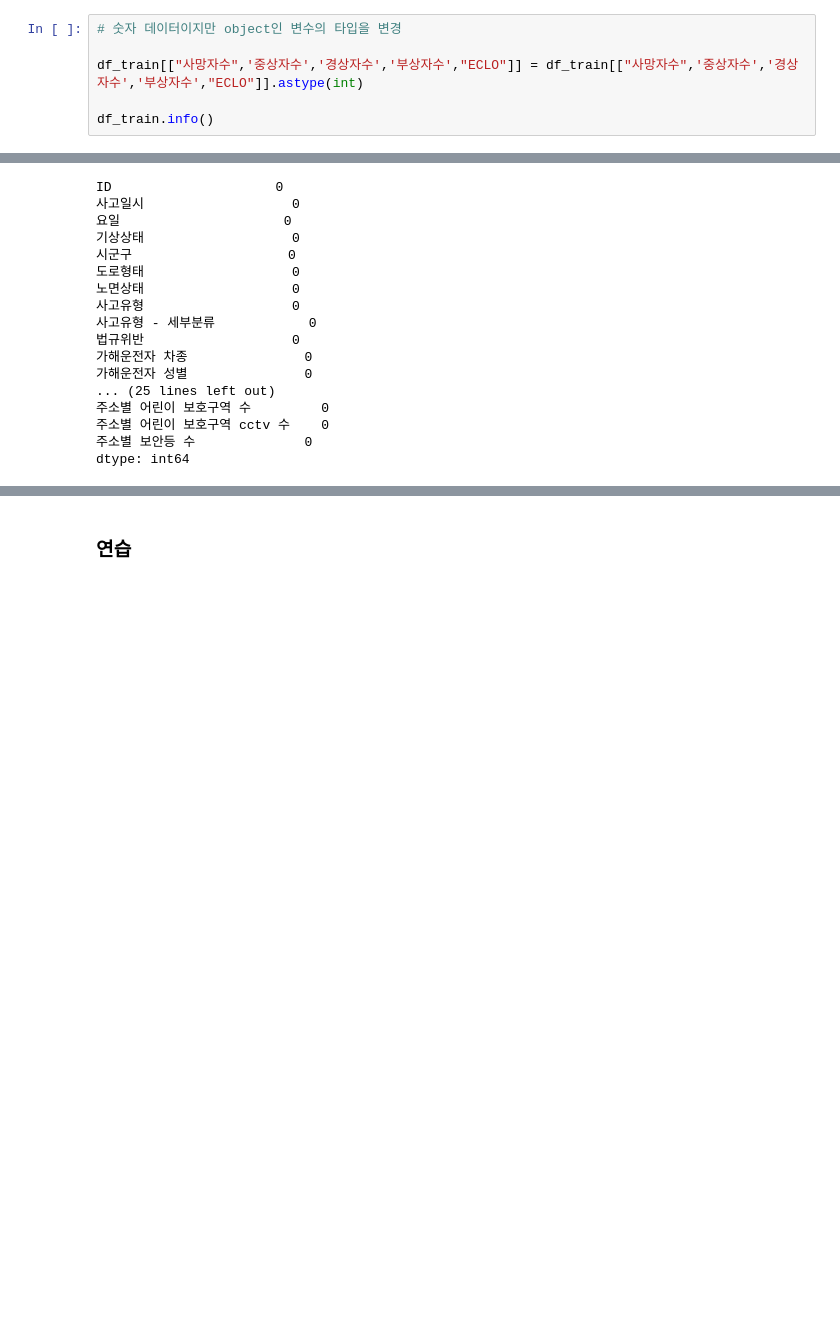
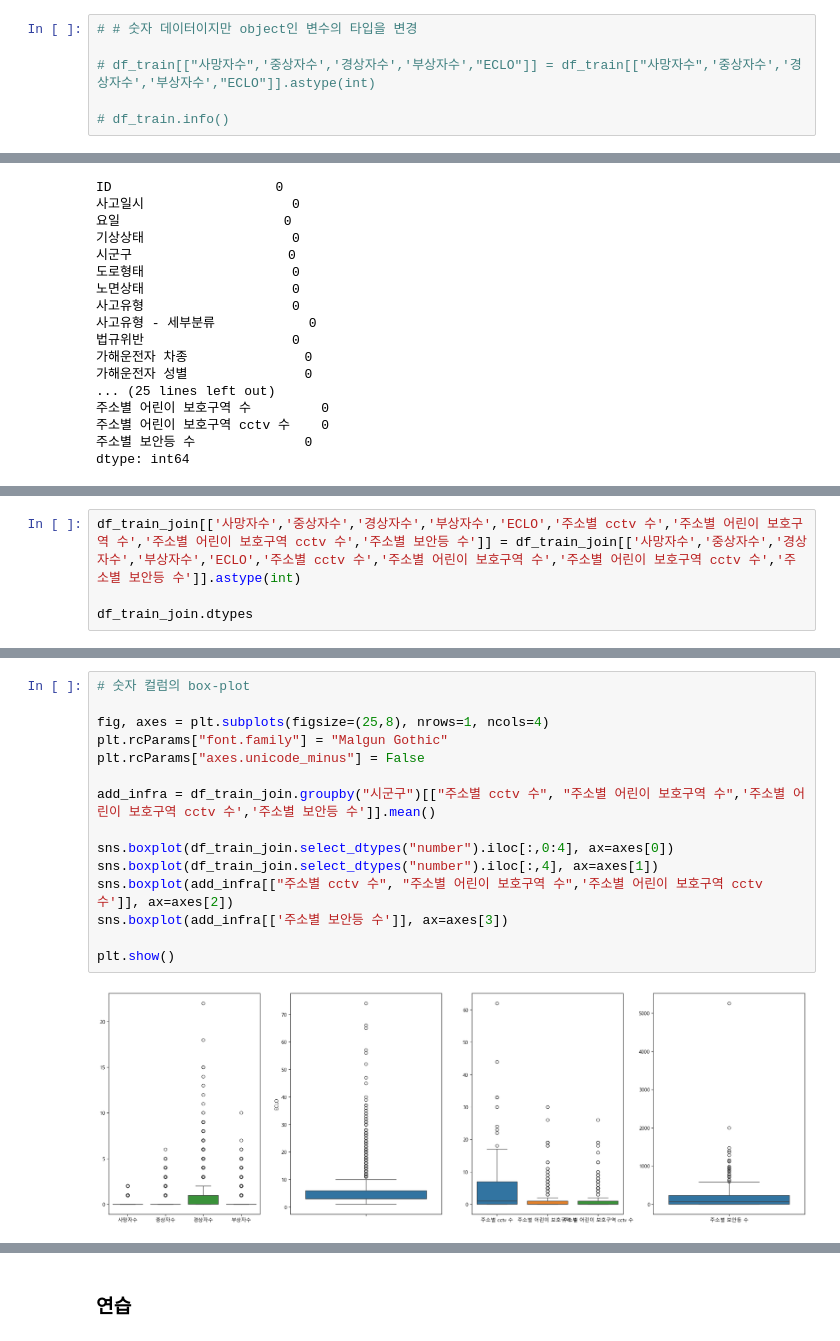
Before and after one commit to nyeokinyeoki/dacon_accident, a Jupyter notebook: accident.ipynb, the cells around one changed output, grey strips where cells are left out. Saved outputs shown, nothing was run; the diff lists cells and outputs as text; blank space fills up the shorter version.

```diff
--- a/accident.ipynb
+++ b/accident.ipynb
@@ -152,11 +153,11 @@ print(df_test["사고일시"].dtypes)
 datetime64[ns]
 datetime64[ns]
 # %%
-# 숫자 데이터이지만 object인 변수의 타입을 변경
+# # 숫자 데이터이지만 object인 변수의 타입을 변경
 
-df_train[["사망자수",'중상자수','경상자수','부상자수',"ECLO"]] = df_train[["사망자수",'중상자수','경상자수','부상자수',"ECLO"]].astype(int)
+# df_train[["사망자수",'중상자수','경상자수','부상자수',"ECLO"]] = df_train[["사망자수",'중상자수','경상자수','부상자수',"ECLO"]].astype(int)
 
-df_train.info()
+# df_train.info()
 # %% [output]
 <class 'pandas.core.frame.DataFrame'>
 RangeIndex: 39609 entries, 0 to 39608
@@ -697,0 +703,4 @@ dtype: int64
+# %%
+df_train_join[['사망자수','중상자수','경상자수','부상자수','ECLO','주소별 cctv 수','주소별 어린이 보호구역 수','주소별 어린이 보호구역 cctv 수','주소별 보안등 수']] = df_train_join[['사망자수','중상자수','경상자수','부상자수','ECLO','주소별 cctv 수','주소별 어린이 보호구역 수','주소별 어린이 보호구역 cctv 수','주소별 보안등 수']].astype(int)
+
+df_train_join.dtypes
@@ -697,0 +737,17 @@ dtype: int64
+# %%
+# 숫자 컬럼의 box-plot
+
+fig, axes = plt.subplots(figsize=(25,8), nrows=1, ncols=4)
+plt.rcParams["font.family"] = "Malgun Gothic"
+plt.rcParams["axes.unicode_minus"] = False
+
+add_infra = df_train_join.groupby("시군구")[["주소별 cctv 수", "주소별 어린이 보호구역 수",'주소별 어린이 보호구역 cctv 수','주소별 보안등 수']].mean()
+
+sns.boxplot(df_train_join.select_dtypes("number").iloc[:,0:4], ax=axes[0])
+sns.boxplot(df_train_join.select_dtypes("number").iloc[:,4], ax=axes[1])
+sns.boxplot(add_infra[["주소별 cctv 수", "주소별 어린이 보호구역 수",'주소별 어린이 보호구역 cctv 수']], ax=axes[2])
+sns.boxplot(add_infra[['주소별 보안등 수']], ax=axes[3])
+
+plt.show()
+# %% [output]
+[figure, added]
```
Also changed, not shown: parts of 21 cells of this notebook.
